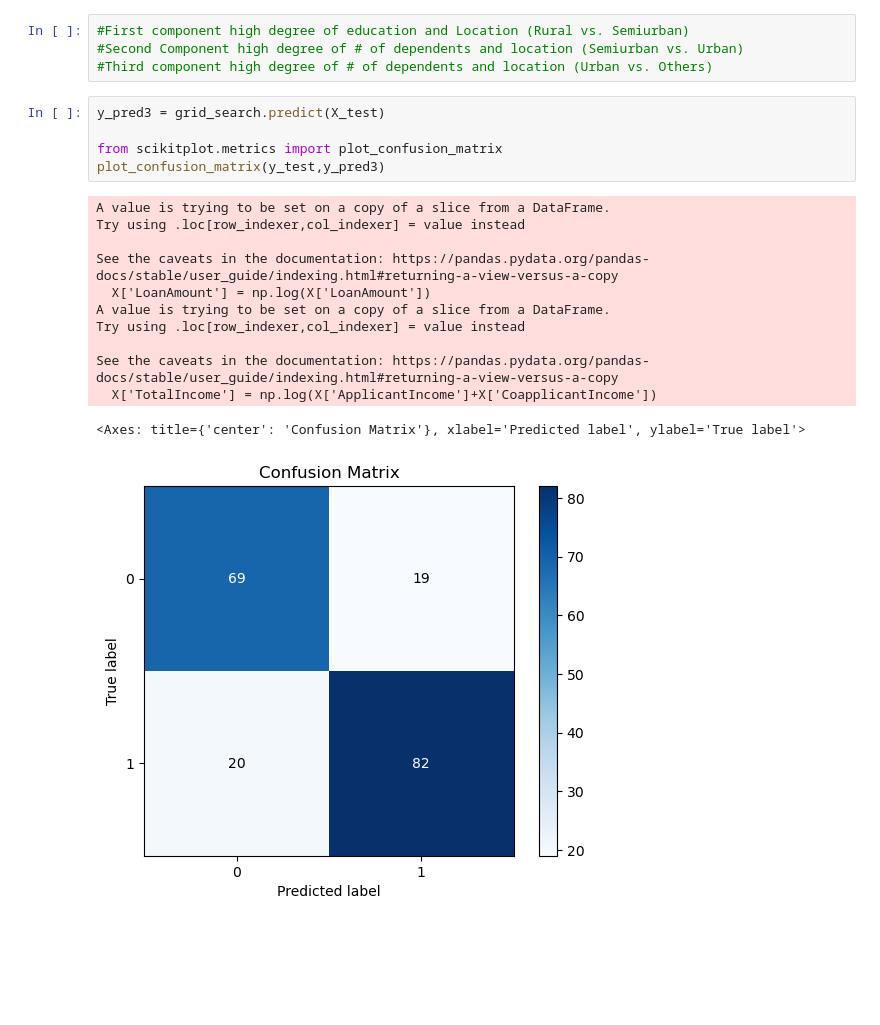
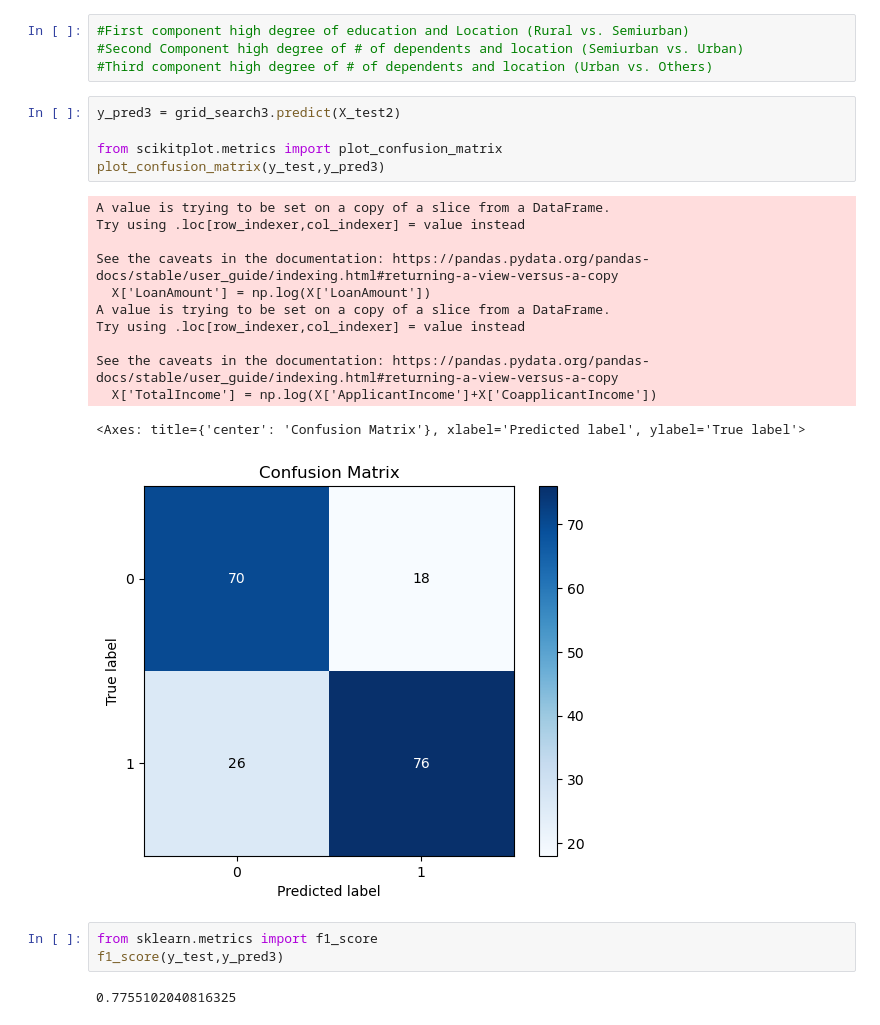
Before and after one commit to naqueattack/DeploymentProject, a Jupyter notebook: notebooks/instructions.ipynb, the cells around one changed output. Saved outputs shown, nothing was run; the diff lists cells and outputs as text; blank space fills up the shorter version.

Commit message:
Updated images and added f1 scores

```diff
--- a/notebooks/instructions.ipynb
+++ b/notebooks/instructions.ipynb
@@ -947,20 +921,25 @@ array([[-0.23469448,  0.02659364,  0.13109999,  0.07700085, -0.55660731,
 #Second Component high degree of # of dependents and location (Semiurban vs. Urban)
 #Third component high degree of # of dependents and location (Urban vs. Others)
 # %%
-y_pred3 = grid_search.predict(X_test)
+y_pred3 = grid_search3.predict(X_test2)
 
 from scikitplot.metrics import plot_confusion_matrix
 plot_confusion_matrix(y_test,y_pred3)
 # %% [output]
 A value is trying to be set on a copy of a slice from a DataFrame.
 Try using .loc[row_indexer,col_indexer] = value instead
 
 See the caveats in the documentation: https://pandas.pydata.org/pandas-docs/stable/user_guide/indexing.html#returning-a-view-versus-a-copy
   X['LoanAmount'] = np.log(X['LoanAmount'])
 A value is trying to be set on a copy of a slice from a DataFrame.
 Try using .loc[row_indexer,col_indexer] = value instead
 
 See the caveats in the documentation: https://pandas.pydata.org/pandas-docs/stable/user_guide/indexing.html#returning-a-view-versus-a-copy
   X['TotalIncome'] = np.log(X['ApplicantIncome']+X['CoapplicantIncome'])
 <Axes: title={'center': 'Confusion Matrix'}, xlabel='Predicted label', ylabel='True label'>
-[figure, old version]
+[figure, new version]
+# %%
+from sklearn.metrics import f1_score
+f1_score(y_test,y_pred3)
+# %% [output]
+0.7755102040816325
```
Also changed, not shown: parts of 6 cells of this notebook, 2 other files.
